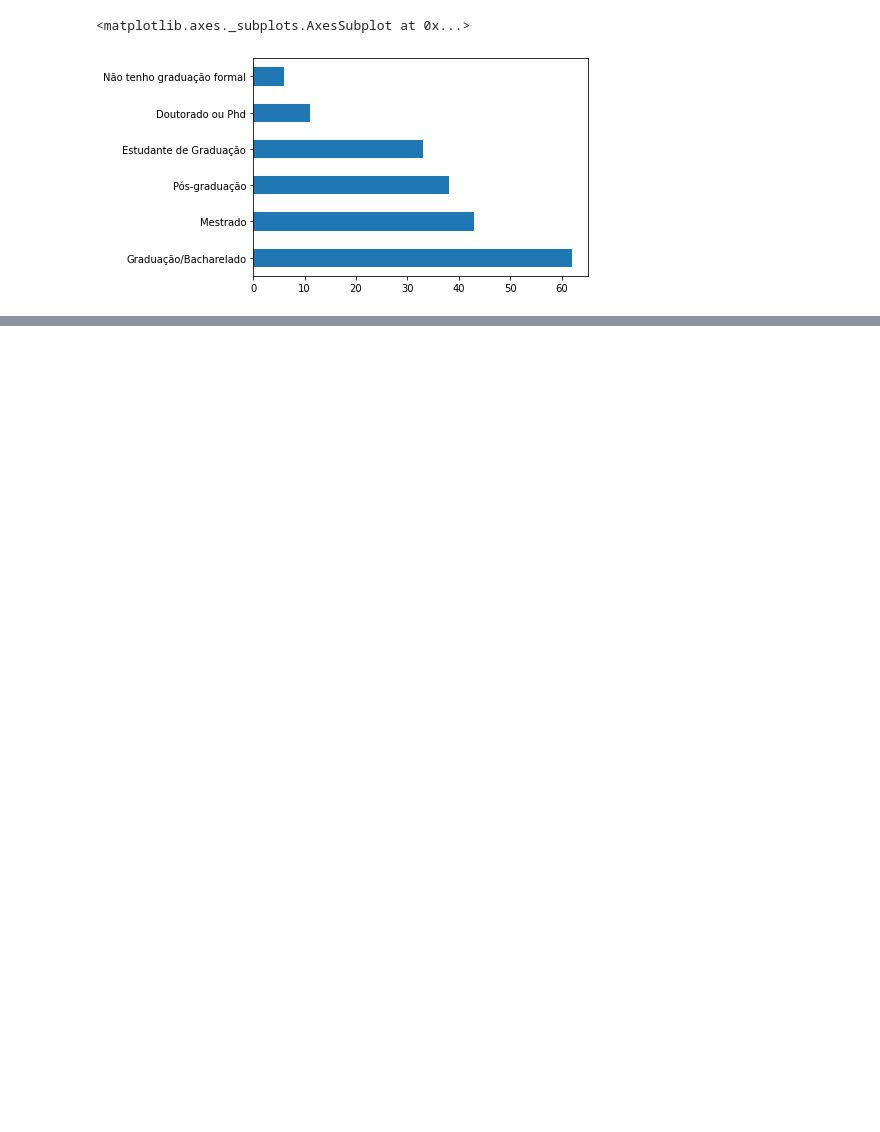
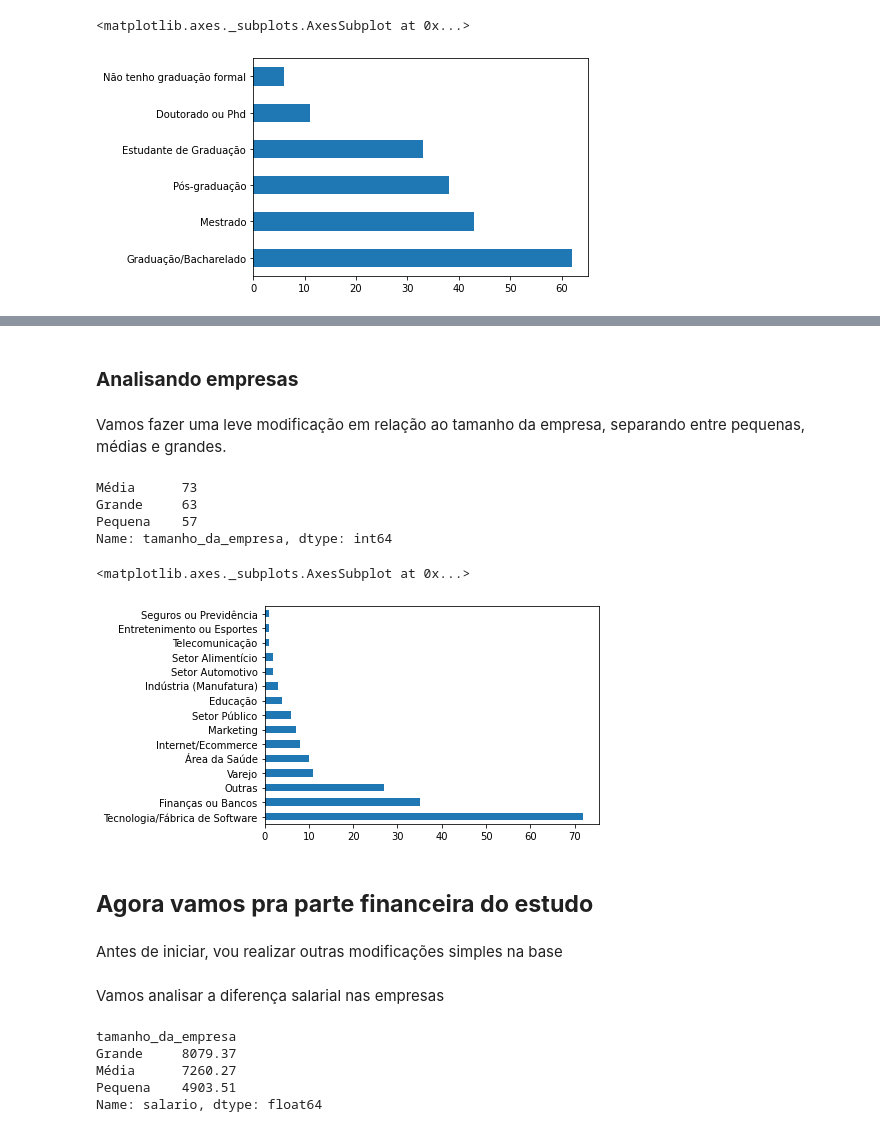
Before and after one commit to victorsponc/cientistas-de-dados-brasil, a Jupyter notebook: Análise_perfil_cientistas_de_dados_Brasil_Victor_Sponchiado.ipynb, the cells around one changed output, grey strips where cells are left out. Drawn from its saved outputs; the diff is of its cells as text; code cells hidden in the pictures; blank space fills up the shorter version.

```diff
--- a/Análise_perfil_cientistas_de_dados_Brasil_Victor_Sponchiado.ipynb
+++ b/Análise_perfil_cientistas_de_dados_Brasil_Victor_Sponchiado.ipynb
@@ -87,10 +97,10 @@ plt.show()
 ### Análise de Sexo
 # %%
 #Alterando título da coluna
-dados['Sexo'] = dados["('P2', 'gender')"]
+dados['sexo'] = dados["('P2', 'gender')"]
 
 #Qual a distribuição?
-dados["Sexo"].value_counts().plot(kind = 'pie', autopct="%1.1f%%")
+dados["sexo"].value_counts().plot(kind = 'pie', autopct="%1.1f%%")
 # %% [output]
 <matplotlib.axes._subplots.AxesSubplot at 0x...>
 [figure]
@@ -99,9 +109,9 @@ dados["Sexo"].value_counts().plot(kind = 'pie', autopct="%1.1f%%")
 # %%
 #Alterando título da coluna
-dados['Escolaridade'] = dados["('P8', 'degreee_level')"]
+dados['escolaridade'] = dados["('P8', 'degreee_level')"]
 
 #Qtd. por escolaridade
-dados['Escolaridade'].value_counts()
+dados['escolaridade'].value_counts()
 # %% [output]
 Graduação/Bacharelado         62
 Mestrado                      43
@@ -116,3 +126,9 @@ dados['Escolaridade'].value_counts().plot(kind = 'barh')
 # %% [output]
 <matplotlib.axes._subplots.AxesSubplot at 0x...>
 [figure]
+# %%
+#Alterando título da coluna
+dados['formação'] = dados["('D3', 'anonymized_degree_area')"]
+
+#Área de formação
+dados["formação"].value_counts()
@@ -118,0 +145,35 @@ dados['Escolaridade'].value_counts().plot(kind = 'barh')
+# %% [markdown]
+### **Analisando empresas**
+# %% [markdown]
+Vamos fazer uma leve modificação em relação ao tamanho da empresa, separando entre pequenas, médias e grandes.
+# %%
+#Criando uma nova série e aplicando um "mapeamento".
+tammap = { 'de 1 a 5': 'Pequena',
+           'de 6 a 10': 'Pequena',
+           'de 11 a 50': 'Pequena',
+           'de 51 a 100': 'Pequena',
+           'de 101 a 500': 'Média',
+           'de 501 a 1000': 'Média',
+           'de 1001 a 3000': 'Grande',
+           'Acima de 3000': 'Grande'}
+
+dados['tamanho_da_empresa'] = dados["('P12', 'workers_number')"].map(tammap)
+# %%
+#Distribuição por porte de empresa
+dados['tamanho_da_empresa'].value_counts()
+# %% [output]
+Média      73
+Grande     63
+Pequena    57
+Name: tamanho_da_empresa, dtype: int64
+# %%
+#Setor de atuação
+dados['setor'] = dados["('D4', 'anonymized_market_sector')"]
+dados['setor'].value_counts().plot(kind = 'barh')
+# %% [output]
+<matplotlib.axes._subplots.AxesSubplot at 0x...>
+[figure, added]
+# %% [markdown]
+## **Agora vamos pra parte financeira do estudo**
+# %% [markdown]
+Antes de iniciar, vou realizar outras modificações simples na base
@@ -118,0 +200,11 @@ dados['Escolaridade'].value_counts().plot(kind = 'barh')
+# %% [markdown]
+Vamos analisar a diferença salarial nas empresas
+# %%
+#tamanho da empresa e média salarial
+dados.groupby(['tamanho_da_empresa']).mean()['salario'].round(2)
+# %% [output]
+tamanho_da_empresa
+Grande     8079.37
+Média      7260.27
+Pequena    4903.51
+Name: salario, dtype: float64
```
Also changed, not shown: parts of 44 cells of this notebook.
